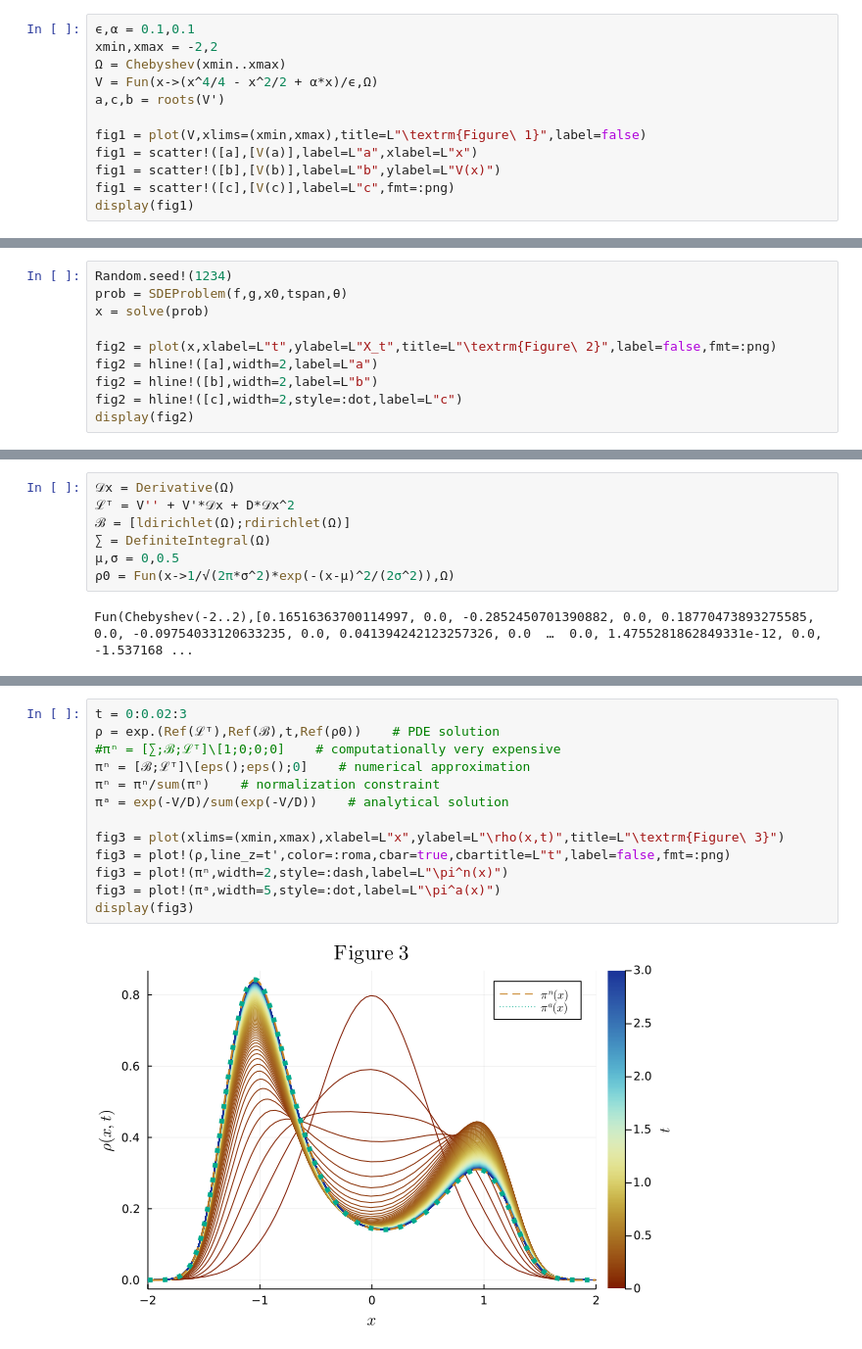
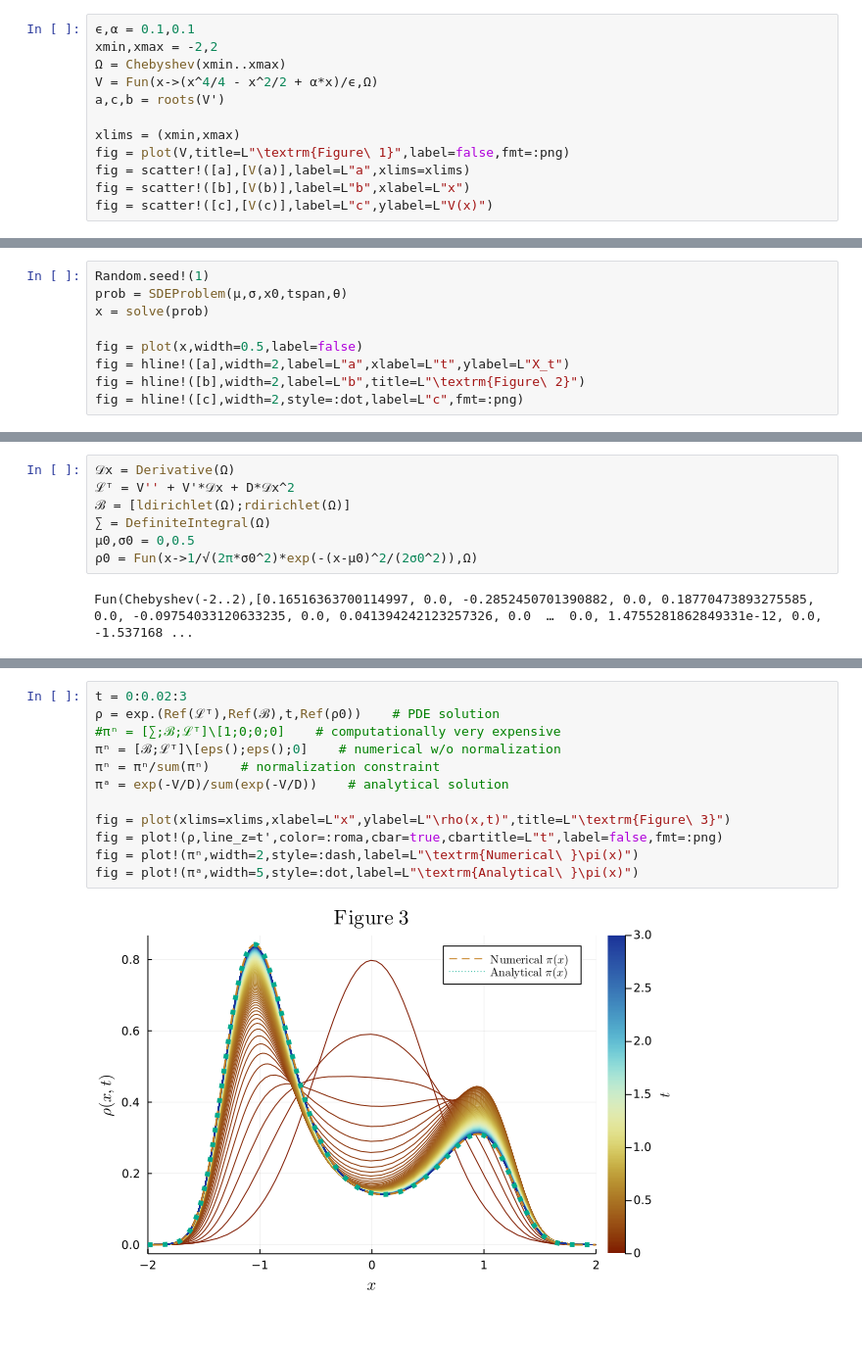
Before and after one commit to mjyshin/math-tutorials, a Jupyter notebook: transition_path.ipynb, the cells around one changed output, grey strips where cells are left out. Shown at 98% size. Drawn from its saved outputs; the diff is of its cells as text.

Commit message:
Simulated approximations.

```diff
--- a/transition_path.ipynb
+++ b/transition_path.ipynb
@@ -110,11 +110,11 @@ xmin,xmax = -2,2
 V = Fun(x->(x^4/4 - x^2/2 + α*x)/ϵ,Ω)
 a,c,b = roots(V')
 
-fig1 = plot(V,xlims=(xmin,xmax),title=L"\textrm{Figure\ 1}",label=false)
-fig1 = scatter!([a],[V(a)],label=L"a",xlabel=L"x")
-fig1 = scatter!([b],[V(b)],label=L"b",ylabel=L"V(x)")
-fig1 = scatter!([c],[V(c)],label=L"c",fmt=:png)
-display(fig1)
+xlims = (xmin,xmax)
+fig = plot(V,title=L"\textrm{Figure\ 1}",label=false,fmt=:png)
+fig = scatter!([a],[V(a)],label=L"a",xlims=xlims)
+fig = scatter!([b],[V(b)],label=L"b",xlabel=L"x")
+fig = scatter!([c],[V(c)],label=L"c",ylabel=L"V(x)")
 # %% [output]
 [figure]
 # %% [markdown]
@@ -146,11 +149,10 @@ We can sample from Eq. ([3](#mjx-eqn-eq:sde)) and plot it as a function of time:
 # %%
-Random.seed!(1234)
-prob = SDEProblem(f,g,x0,tspan,θ)
+Random.seed!(1)
+prob = SDEProblem(μ,σ,x0,tspan,θ)
 x = solve(prob)
 
-fig2 = plot(x,xlabel=L"t",ylabel=L"X_t",title=L"\textrm{Figure\ 2}",label=false,fmt=:png)
-fig2 = hline!([a],width=2,label=L"a")
-fig2 = hline!([b],width=2,label=L"b")
-fig2 = hline!([c],width=2,style=:dot,label=L"c")
-display(fig2)
+fig = plot(x,width=0.5,label=false)
+fig = hline!([a],width=2,label=L"a",xlabel=L"t",ylabel=L"X_t")
+fig = hline!([b],width=2,label=L"b",title=L"\textrm{Figure\ 2}")
+fig = hline!([c],width=2,style=:dot,label=L"c",fmt=:png)
 # %% [output]
@@ -211,8 +213,8 @@ The BCs are $\rho(x,t)\xrightarrow{x\to\pm\infty}0$ as we have the normalization
 ℒᵀ = V'' + V'*𝒟x + D*𝒟x^2
 ℬ = [ldirichlet(Ω);rdirichlet(Ω)]
 ∑ = DefiniteIntegral(Ω)
-μ,σ = 0,0.5
-ρ0 = Fun(x->1/√(2π*σ^2)*exp(-(x-μ)^2/(2σ^2)),Ω)
+μ0,σ0 = 0,0.5
+ρ0 = Fun(x->1/√(2π*σ0^2)*exp(-(x-μ0)^2/(2σ0^2)),Ω)
 # %% [output]
 Fun(Chebyshev(-2..2),[0.16516363700114997, 0.0, -0.2852450701390882, 0.0, 0.18770473893275585, 0.0, -0.09754033120633235, 0.0, 0.041394242123257326, 0.0  …  0.0, 1.4755281862849331e-12, 0.0, -1.537168 ...
 # %% [markdown]
@@ -236,15 +238,14 @@ where $Z = \int_\Omega\pi(x)\,\text{d}x$ is the partition function
 # %%
 t = 0:0.02:3
 ρ = exp.(Ref(ℒᵀ),Ref(ℬ),t,Ref(ρ0))    # PDE solution
 #πⁿ = [∑;ℬ;ℒᵀ]\[1;0;0;0]    # computationally very expensive
-πⁿ = [ℬ;ℒᵀ]\[eps();eps();0]    # numerical approximation
+πⁿ = [ℬ;ℒᵀ]\[eps();eps();0]    # numerical w/o normalization
 πⁿ = πⁿ/sum(πⁿ)    # normalization constraint
 πᵃ = exp(-V/D)/sum(exp(-V/D))    # analytical solution
 
-fig3 = plot(xlims=(xmin,xmax),xlabel=L"x",ylabel=L"\rho(x,t)",title=L"\textrm{Figure\ 3}")
-fig3 = plot!(ρ,line_z=t',color=:roma,cbar=true,cbartitle=L"t",label=false,fmt=:png)
-fig3 = plot!(πⁿ,width=2,style=:dash,label=L"\pi^n(x)")
-fig3 = plot!(πᵃ,width=5,style=:dot,label=L"\pi^a(x)")
-display(fig3)
+fig = plot(xlims=xlims,xlabel=L"x",ylabel=L"\rho(x,t)",title=L"\textrm{Figure\ 3}")
+fig = plot!(ρ,line_z=t',color=:roma,cbar=true,cbartitle=L"t",label=false,fmt=:png)
+fig = plot!(πⁿ,width=2,style=:dash,label=L"\textrm{Numerical\ }\pi(x)")
+fig = plot!(πᵃ,width=5,style=:dot,label=L"\textrm{Analytical\ }\pi(x)")
 # %% [output]
-[figure, old version]
+[figure, new version]
```
Also changed, not shown: parts of 30 cells of this notebook.
